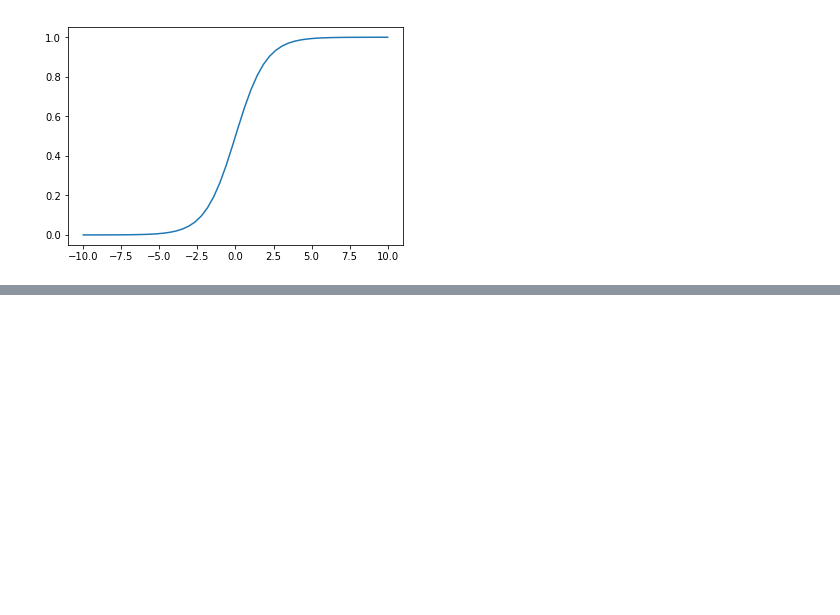
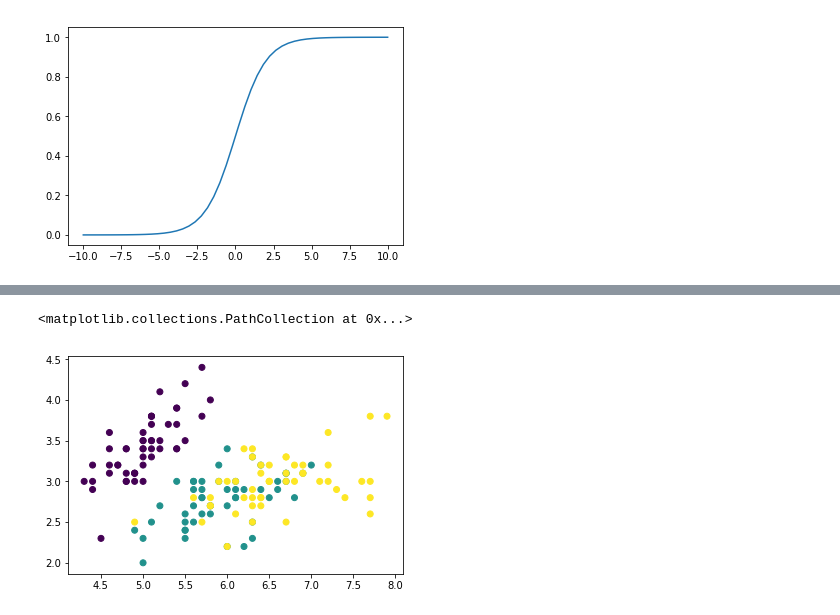
Before and after one commit to flowkater/deep-running-study, a Jupyter notebook: ryan/20171109/20171109.ipynb, the cells around one changed output, grey strips where cells are left out. Drawn from its saved outputs; the diff is of its cells as text; code cells hidden in the pictures; blank space fills up the shorter version.

```diff
--- a/ryan/20171109/20171109.ipynb
+++ b/ryan/20171109/20171109.ipynb
@@ -122,0 +115,9 @@ plt.scatter(x1, x2, c=y)
+# %%
+from sklearn.datasets import load_iris
+
+iris = load_iris()
+# %%
+X = iris["data"]
+
+print(X.shape)
+X[0:10]
@@ -122,0 +136,5 @@ plt.scatter(x1, x2, c=y)
+# %%
+y = iris["target"]
+
+print(y.shape)
+y[0:10]
@@ -122,0 +144,6 @@ plt.scatter(x1, x2, c=y)
+# %%
+data = pd.DataFrame(X, columns=iris['feature_names'])
+data['y'] = y
+
+print(data.shape)
+data.head()
@@ -122,0 +158,5 @@ plt.scatter(x1, x2, c=y)
+# %%
+plt.scatter(data["sepal length (cm)"], data["sepal width (cm)"], c=y)
+# %% [output]
+<matplotlib.collections.PathCollection at 0x...>
+[figure, added]
```
Also changed, not shown: parts of 17 cells of this notebook.
